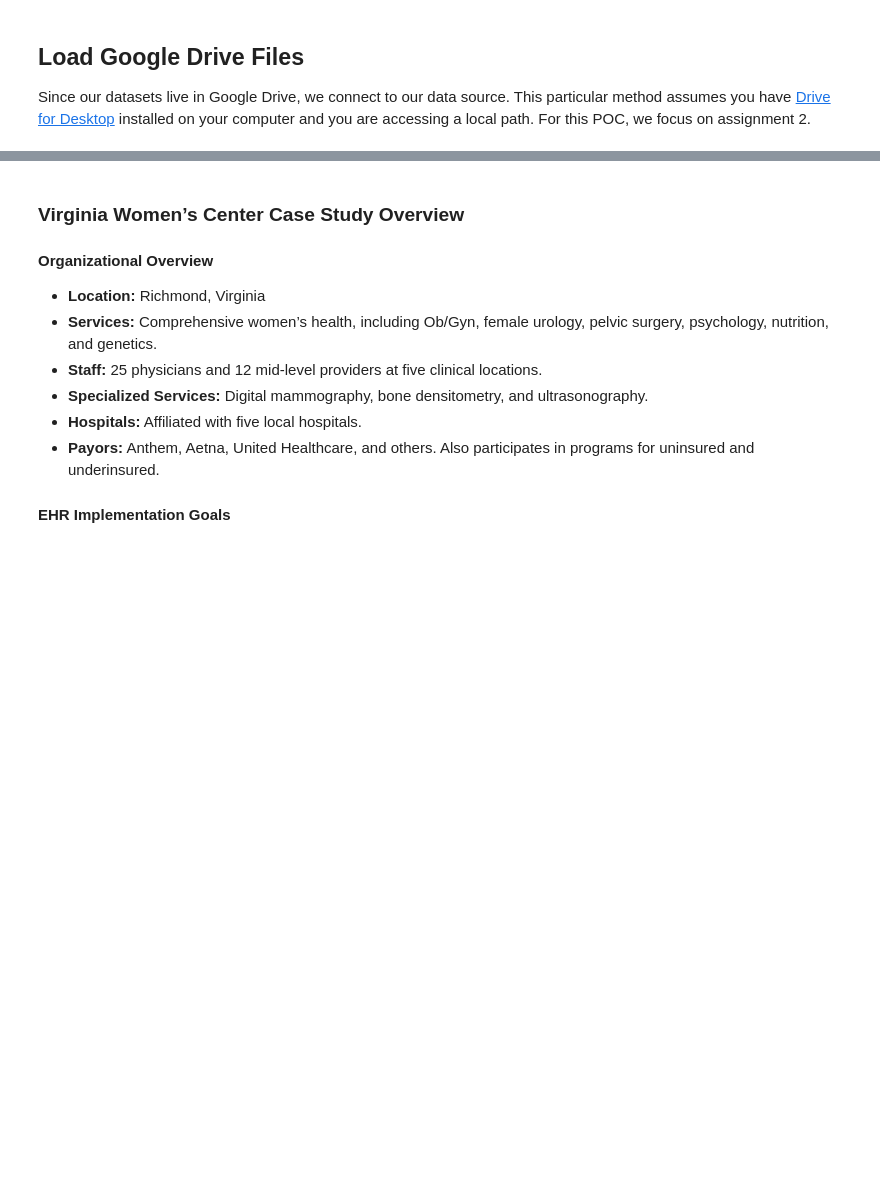
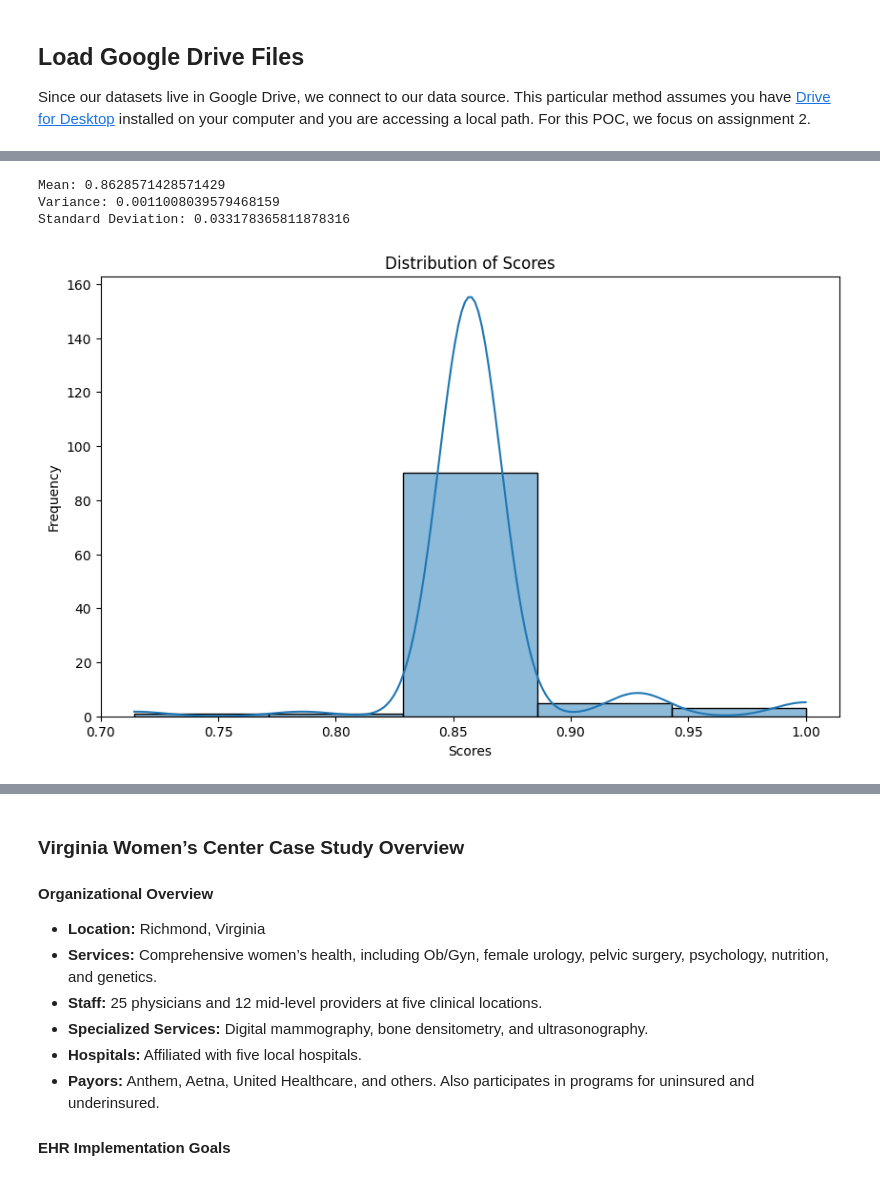
Before and after one commit to BU-Spark/ml-bu-autograder, a Jupyter notebook: Proof_of_Concept.ipynb, the cells around one changed output, grey strips where cells are left out. Cells and saved outputs as stored; diff of their text form; code cells hidden in the pictures; blank space fills up the shorter version.

```diff
--- a/Proof_of_Concept.ipynb
+++ b/Proof_of_Concept.ipynb
@@ -210,0 +556,24 @@ response = openai_chat_client.responses.create(
+# %%
+# Grading the 100 rewritten variations of the original response to measure consistency
+
+num_trials = 100
+experiment3_dataset = {"Submission Number": [],
+                      "Submission": [],
+                      "Unprocessed Scoring": [],
+                      "Located Score": [],
+                      "Processed Score": []}
+
+for i in tqdm.tqdm(range(num_trials)):
+    experiment3_dataset["Submission Number"].append(i)
+
+    submission = rewritten_responses[i]
+    experiment3_dataset["Submission"].append(submission)
+
+    graded_response, call = grade_response.call(question, submission, clear_rubric)
+    experiment3_dataset["Unprocessed Scoring"].append(graded_response)
+
+    score = extract_llm_score(graded_response)
+    experiment3_dataset["Located Score"].append(score)
+
+    processed_score = compute_ratio(score)
+    experiment3_dataset["Processed Score"].append(processed_score)
@@ -210,0 +606,3 @@ response = openai_chat_client.responses.create(
+# %%
+df2 = pd.DataFrame(experiment3_dataset)
+df2
@@ -210,0 +623,5 @@ response = openai_chat_client.responses.create(
+# %%
+processed_scores = df2['Processed Score']
+unique_counts = processed_scores.value_counts().sort_index()
+print("Unique values and their counts:")
+print(unique_counts)
@@ -210,0 +637,21 @@ response = openai_chat_client.responses.create(
+# %%
+mean_val = processed_scores.mean()
+variance_val = processed_scores.var()  # sample variance
+std_dev_val = processed_scores.std()    # sample standard deviation
+
+print("Mean:", mean_val)
+print("Variance:", variance_val)
+print("Standard Deviation:", std_dev_val)
+# %% [output]
+Mean: 0.8628571428571429
+Variance: 0.0011008039579468159
+Standard Deviation: 0.033178365811878316
+# %%
+plt.figure(figsize=(10, 6))
+sns.histplot(processed_scores, bins=5, kde=True)
+plt.title("Distribution of Scores")
+plt.xlabel("Scores")
+plt.ylabel("Frequency")
+plt.show()
+# %% [output]
+[figure, added]
```
Also changed, not shown: parts of 32 cells of this notebook.
